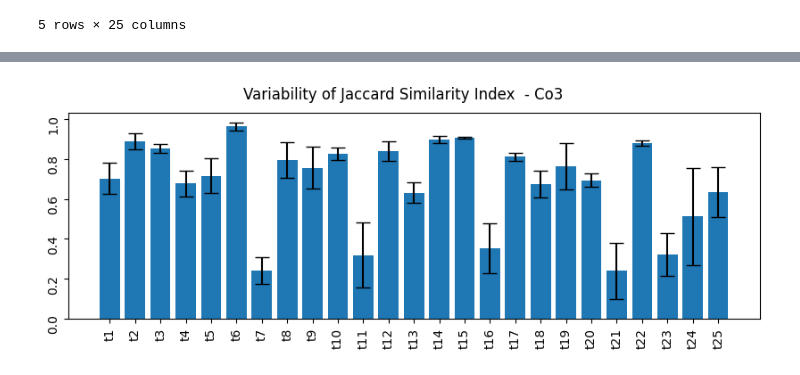
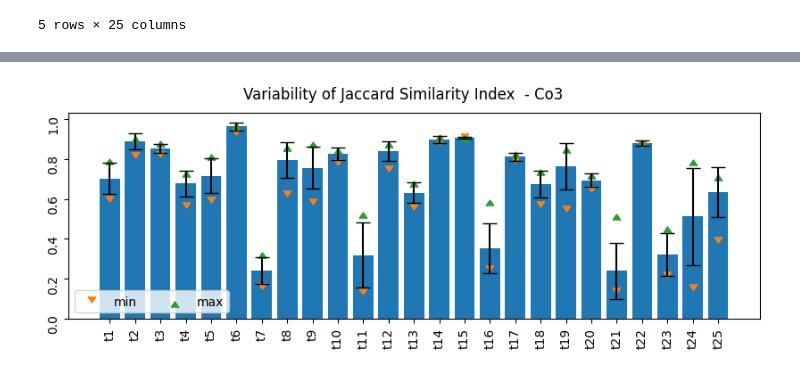
Before and after one commit to ceciliabaggio/mogp_with_terms, a Jupyter notebook: dmoz_topic_variability/topic-variablity-mogp.ipynb, the cells around one changed output, grey strips where cells are left out. Saved outputs shown, nothing was run; the diff lists cells and outputs as text; code cells hidden in the pictures.

Commit message:
topic variability with max and min values

```diff
--- a/dmoz_topic_variability/topic-variablity-mogp.ipynb
+++ b/dmoz_topic_variability/topic-variablity-mogp.ipynb
@@ -225,7 +239,7 @@ df_ave_data
 | 4 | 0.908629 | 0.966006 | 0.896130 | 0.896226 | 0.794488 | 0.98125 | 0.772152 | 0.878151 | 0.956897 | 0.829457 | ... | ... |
 5 rows × 25 columns
 # %%
-stats = df_ave_data.agg(['mean', 'count', 'std'])
+stats = df_ave_data.agg(['mean', 'count', 'std', 'max', 'min'])
 stats
 # %% [output]
 |  | 1 | 134 | 187 | 215 | 221 | 25 | 259 | 289 | 350 | 363 | ... | ... |
@@ -247,17 +265,23 @@ import math
 ci95_hi = []
 ci95_lo = []
 ci95=[]
+max=[]
+min=[]
 for i in t.index:
-    m, c, s = t.loc[i]
+    m, c, s, ma, mi = t.loc[i]
     ci95_hi.append(m + IC_95(s,c))
     ci95_lo.append(m - IC_95(s,c))
     ci95.append(IC_95(s,c))
+    max.append(ma)
+    min.append(mi)
 
 t['ci95_lo'] = ci95_lo
 t['ci95_hi'] = ci95_hi
 t['ci95'] = ci95
+t['max']= max
+t['min']= min
 
-t.rename({'mean':'mean_gr', 'count': 'runs', 'std': 'std_gr', 'ci95_lo':'ci95_lo_gr', 'ci95_hi':  'ci95_hi_gr', 'ci95':  'ci95_gr'}, axis='columns', inplace=True)
+t.rename({'mean':'mean_gr', 'count': 'runs', 'std': 'std_gr', 'ci95_lo':'ci95_lo_gr', 'ci95_hi':  'ci95_hi_gr', 'ci95':  'ci95_gr', 'max': 'max_gr', 'min': 'min_gr'}, axis='columns', inplace=True)
 
 
 #print (t.to_latex())
@@ -268,5 +292,7 @@ df_general['std_gr'] = t['std_gr']
 df_general['ci95_lo_gr']= t ['ci95_lo_gr']
 df_general['ci95_hi_gr']=t['ci95_hi_gr']
 df_general['ci95_gr']=t['ci95_gr']
+df_general['max_gr']=t['max_gr']
+df_general['min_gr']=t['min_gr']
 df_general
 # %% [output]
@@ -345,7 +377,7 @@ df_ave_data
 | 4 | 0.800506 | 0.911285 | 0.848090 | 0.737502 | 0.801901 | 0.924637 | 0.152787 | 0.840608 | 0.721318 | 0.853119 | ... | ... |
 5 rows × 25 columns
 # %%
-stats = df_ave_data.agg(['mean', 'count', 'std'])
+stats = df_ave_data.agg(['mean', 'count', 'std', 'max', 'min'])
 stats
 # %% [output]
 |  | 1 | 134 | 187 | 215 | 221 | 25 | 259 | 289 | 350 | 363 | ... | ... |
@@ -367,19 +403,25 @@ import math
 ci95_hi = []
 ci95_lo = []
 ci95=[]
+max=[]
+min=[]
 
 for i in t.index:
-    m, c, s = t.loc[i]
+    m, c, s, ma, mi = t.loc[i]
     ci95_hi.append(m + 1.96*s/math.sqrt(c))
     ci95_lo.append(m - 1.96*s/math.sqrt(c))
     ci95.append(IC_95(s,c))
+    max.append(ma)
+    min.append(mi)
 
 t['ci95_lo'] = ci95_lo
 t['ci95_hi'] = ci95_hi
 t['ci95'] = ci95
+t['max']= max
+t['min']= min
 
 
-t.rename({'mean':'mean_js', 'count': 'runs', 'std': 'std_js', 'ci95_lo':'ci95_lo_js', 'ci95_hi':  'ci95_hi_js', 'ci95':  'ci95_js'}, axis='columns', inplace=True)
+t.rename({'mean':'mean_js', 'count': 'runs', 'std': 'std_js', 'ci95_lo':'ci95_lo_js', 'ci95_hi':  'ci95_hi_js', 'ci95':  'ci95_js', 'max': 'max_js', 'min': 'min_js'}, axis='columns', inplace=True)
 
 
 print (t.to_latex())
@@ -390,6 +432,8 @@ df_general['std_js'] = t['std_js']
 df_general['ci95_lo_js']= t ['ci95_lo_js']
 df_general['ci95_hi_js']=t['ci95_hi_js']
 df_general['ci95_js']=t['ci95_js']
+df_general['min_js']=t['min_js']
+df_general['max_js']=t['max_js']
 
 df_general['runs'] = df_general['runs'].astype(int)
 
@@ -433,12 +478,17 @@ df_general
 # %%
 ######### JACCARD
 
 fig, axs = plt.subplots(1,1, figsize=(10, 3), sharey=False)
 axs.tick_params(labelrotation=90)
+
 axs.bar(topic_renaming, df_general['mean_js'], yerr=df_general['ci95_js'], capsize=6)
+axs.scatter(topic_renaming, df_general['min_js'], label = 'min', marker = plt_marker.CARETDOWN)
+axs.scatter(topic_renaming, df_general['max_js'], label = 'max', marker = plt_marker.CARETUP)
+
+axs.legend(['min', 'max'], loc='lower left', ncol=2)
 
 fig.suptitle('Variability of Jaccard Similarity Index  - '+ comb)
 plt.savefig(save_path + "Co3_dmoz_variability_js.svg")
 plt.show()
 # %% [output]
-[figure, old version]
+[figure, new version]
```
Also changed, not shown: parts of 12 cells of this notebook, 3 other files.
